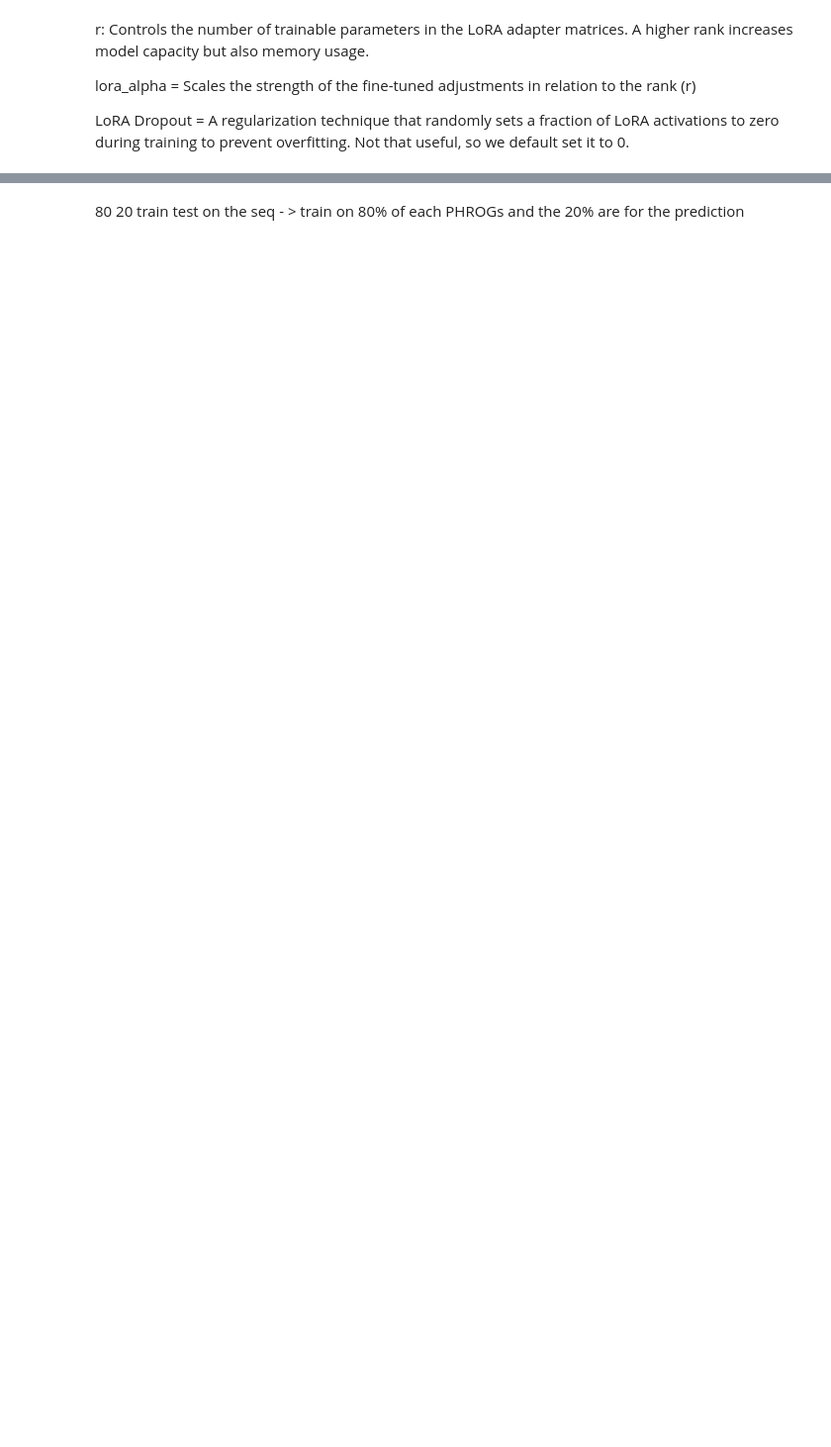
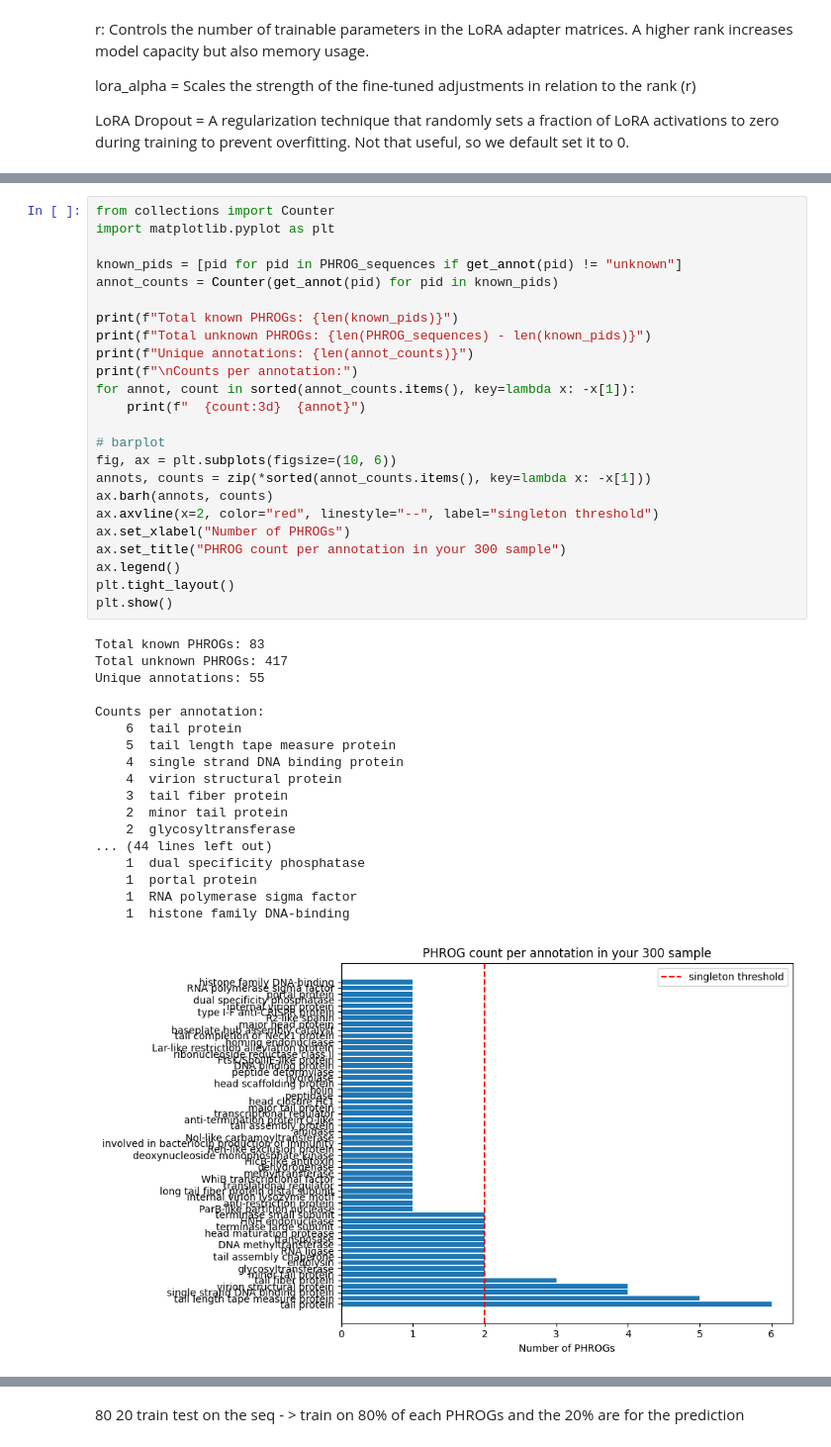
Before and after one commit to AntoniosOtapasidis/pLMs_with_PHROGs, a Jupyter notebook: embedding_work.ipynb, the cells around one changed output, grey strips where cells are left out. Shown at 99% size. Saved outputs shown, nothing was run; the diff lists cells and outputs as text; blank space fills up the shorter version.

```diff
--- a/embedding_work.ipynb
+++ b/embedding_work.ipynb
@@ -246,0 +347,43 @@ trainable params: 230,400 || all params: 333,227,584 || trainable%: 0.0691
+# %%
+from collections import Counter
+import matplotlib.pyplot as plt
+
+known_pids = [pid for pid in PHROG_sequences if get_annot(pid) != "unknown"]
+annot_counts = Counter(get_annot(pid) for pid in known_pids)
+
+print(f"Total known PHROGs: {len(known_pids)}")
+print(f"Total unknown PHROGs: {len(PHROG_sequences) - len(known_pids)}")
+print(f"Unique annotations: {len(annot_counts)}")
+print(f"\nCounts per annotation:")
+for annot, count in sorted(annot_counts.items(), key=lambda x: -x[1]):
+    print(f"  {count:3d}  {annot}")
+
+# barplot
+fig, ax = plt.subplots(figsize=(10, 6))
+annots, counts = zip(*sorted(annot_counts.items(), key=lambda x: -x[1]))
+ax.barh(annots, counts)
+ax.axvline(x=2, color="red", linestyle="--", label="singleton threshold")
+ax.set_xlabel("Number of PHROGs")
+ax.set_title("PHROG count per annotation in your 300 sample")
+ax.legend()
+plt.tight_layout()
+plt.show()
+# %% [output]
+Total known PHROGs: 83
+Total unknown PHROGs: 417
+Unique annotations: 55
+
+Counts per annotation:
+    6  tail protein
+    5  tail length tape measure protein
+    4  single strand DNA binding protein
+    4  virion structural protein
+    3  tail fiber protein
+    2  minor tail protein
+    2  glycosyltransferase
+... (44 lines left out)
+    1  dual specificity phosphatase
+    1  portal protein
+    1  RNA polymerase sigma factor
+    1  histone family DNA-binding
+[figure, added]
```
Also changed, not shown: parts of 22 cells of this notebook.
